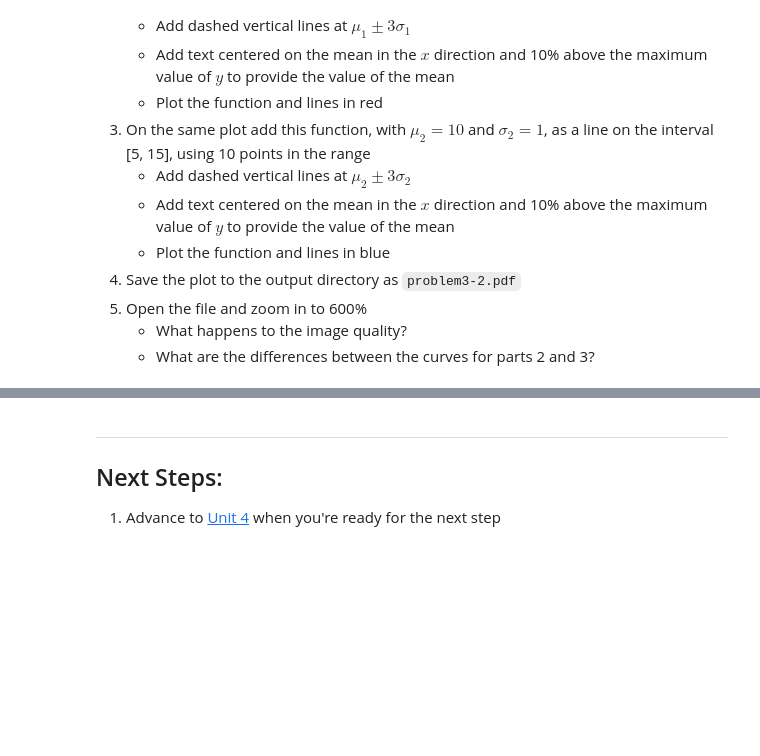
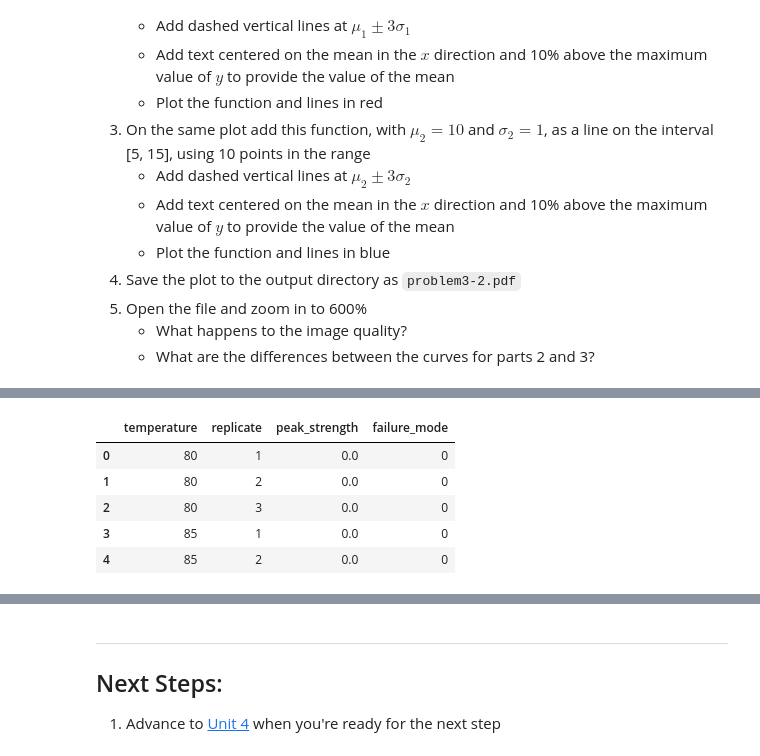
Before and after one commit to curtis-b/python-engineering-analytics, a Jupyter notebook: units/03-basic-plotting/unit03-solutions.ipynb, the cells around one changed output, grey strips where cells are left out. Cells and saved outputs as stored; diff of their text form; code cells hidden in the pictures; blank space fills up the shorter version.

```diff
--- a/units/03-basic-plotting/unit03-solutions.ipynb
+++ b/units/03-basic-plotting/unit03-solutions.ipynb
@@ -144,0 +177,10 @@ plt.savefig('../../output/problem3-3-seaborn.png', dpi=300)
+# %%
+seal_df = pd.read_csv('../../data/seal_curve.csv')
+seal_df.head()
+# %% [output]
+|  | temperature | replicate | peak_strength | failure_mode |
+| 0 | 80 | 1 | 0.0 | 0 |
+| 1 | 80 | 2 | 0.0 | 0 |
+| 2 | 80 | 3 | 0.0 | 0 |
+| 3 | 85 | 1 | 0.0 | 0 |
+| 4 | 85 | 2 | 0.0 | 0 |
```
Also changed, not shown: parts of 9 cells of this notebook, 9 other files.
